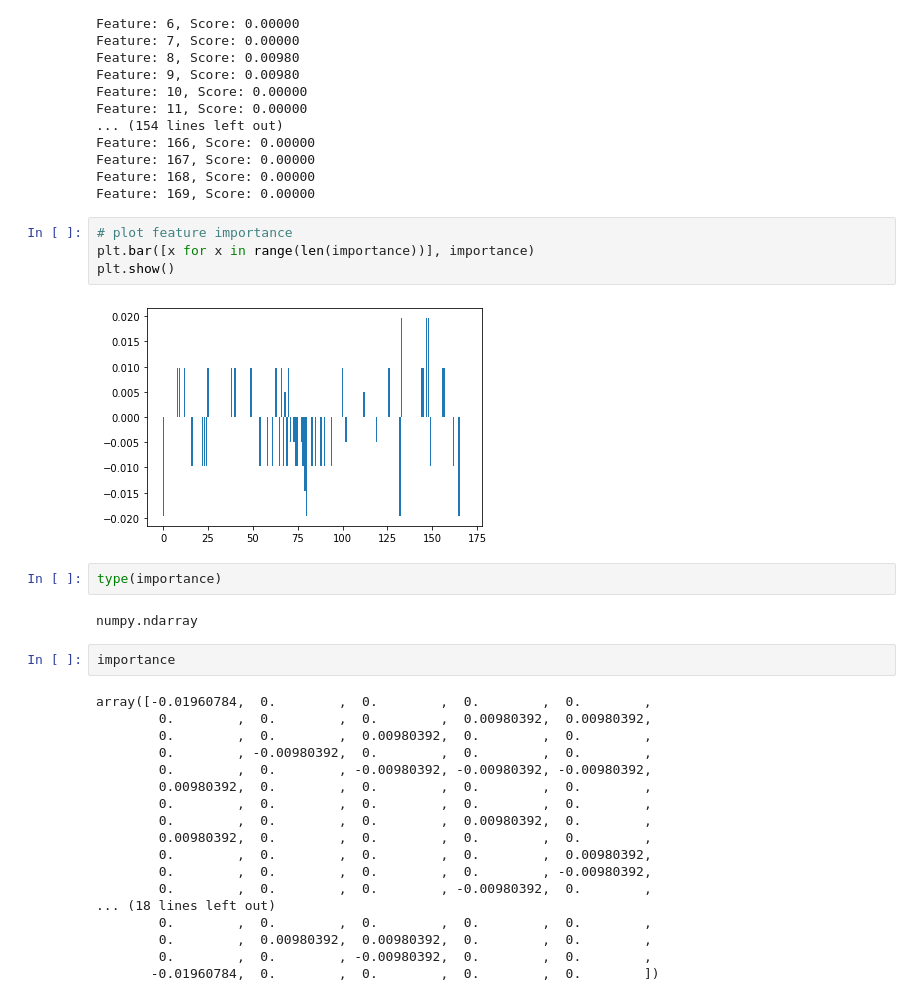
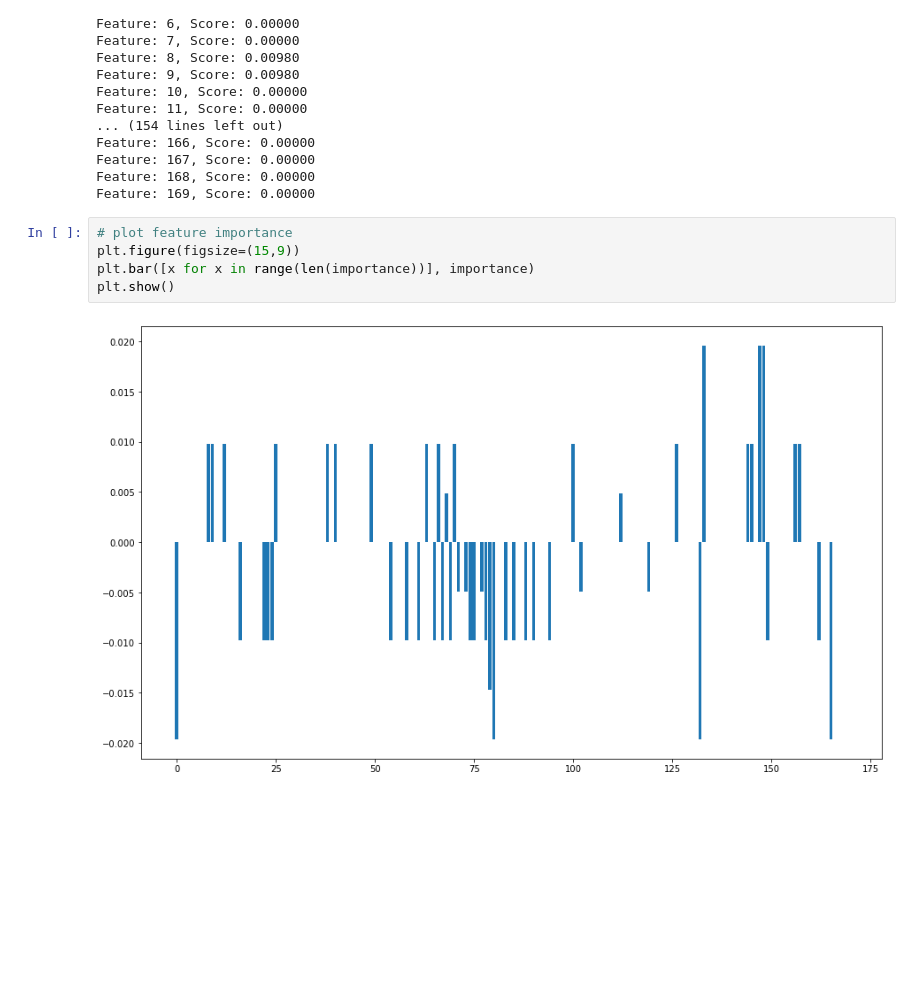
Before and after one commit to jaycee-ds/APS_failure-Scania_trucks, a Jupyter notebook: APS Failure - Modelling.ipynb, the cells around one changed output. Saved outputs shown, nothing was run; the diff lists cells and outputs as text; blank space fills up the shorter version.

```diff
--- a/APS Failure - Modelling.ipynb
+++ b/APS Failure - Modelling.ipynb
@@ -419,31 +419,8 @@ Feature: 168, Score: 0.00000
 Feature: 169, Score: 0.00000
 # %%
 # plot feature importance
+plt.figure(figsize=(15,9))
 plt.bar([x for x in range(len(importance))], importance)
 plt.show()
 # %% [output]
-[figure, old version]
+[figure, new version]
-# %%
-type(importance)
-# %% [output]
-numpy.ndarray
-# %%
-importance
-# %% [output]
-array([-0.01960784,  0.        ,  0.        ,  0.        ,  0.        ,
-        0.        ,  0.        ,  0.        ,  0.00980392,  0.00980392,
-        0.        ,  0.        ,  0.00980392,  0.        ,  0.        ,
-        0.        , -0.00980392,  0.        ,  0.        ,  0.        ,
-        0.        ,  0.        , -0.00980392, -0.00980392, -0.00980392,
-        0.00980392,  0.        ,  0.        ,  0.        ,  0.        ,
-        0.        ,  0.        ,  0.        ,  0.        ,  0.        ,
-        0.        ,  0.        ,  0.        ,  0.00980392,  0.        ,
-        0.00980392,  0.        ,  0.        ,  0.        ,  0.        ,
-        0.        ,  0.        ,  0.        ,  0.        ,  0.00980392,
-        0.        ,  0.        ,  0.        ,  0.        , -0.00980392,
-        0.        ,  0.        ,  0.        , -0.00980392,  0.        ,
-... (18 lines left out)
-        0.        ,  0.        ,  0.        ,  0.        ,  0.        ,
-        0.        ,  0.00980392,  0.00980392,  0.        ,  0.        ,
-        0.        ,  0.        , -0.00980392,  0.        ,  0.        ,
-       -0.01960784,  0.        ,  0.        ,  0.        ,  0.        ])
```
Also changed, not shown: parts of 6 cells of this notebook, 1 other file.
